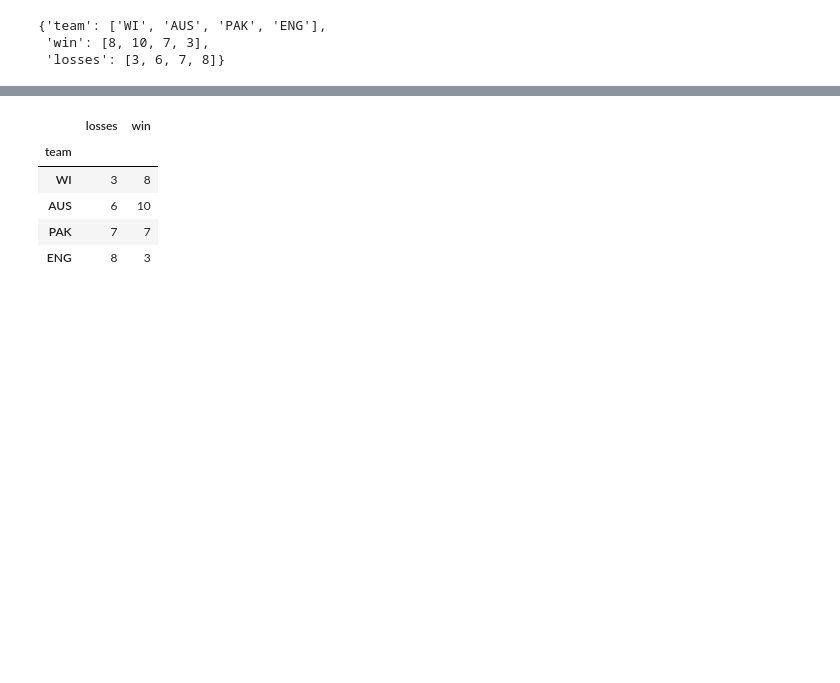
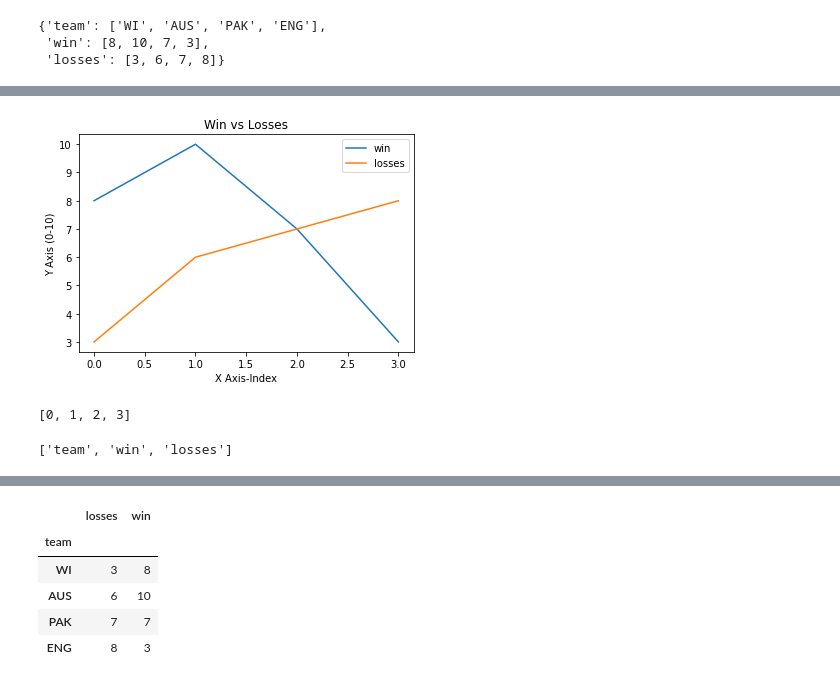
Before and after one commit to anishchapagain/AnishPython, a Jupyter notebook: Notebooks/cricketData.ipynb, the cells around one changed output, grey strips where cells are left out. Drawn from its saved outputs; the diff is of its cells as text; code cells hidden in the pictures; blank space fills up the shorter version.

```diff
--- a/Notebooks/cricketData.ipynb
+++ b/Notebooks/cricketData.ipynb
@@ -38,0 +156,16 @@ df
+# %%
+df.plot()
+plt.xlabel("X Axis-Index")
+plt.ylabel("Y Axis (0-10)")
+plt.title("Win vs Losses")
+plt.show()
+# %% [output]
+[figure, added]
+# %%
+list(df.index)
+# %% [output]
+[0, 1, 2, 3]
+# %%
+list(df.columns)
+# %% [output]
+['team', 'win', 'losses']
```
Also changed, not shown: parts of 105 cells of this notebook, 28 other files.
